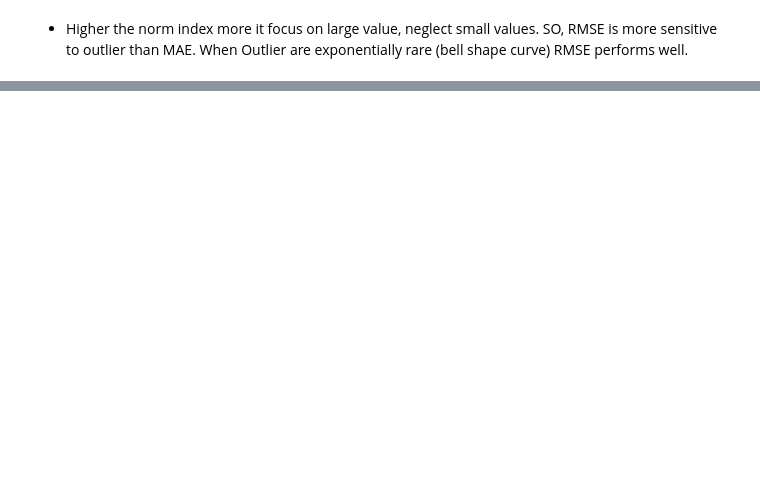
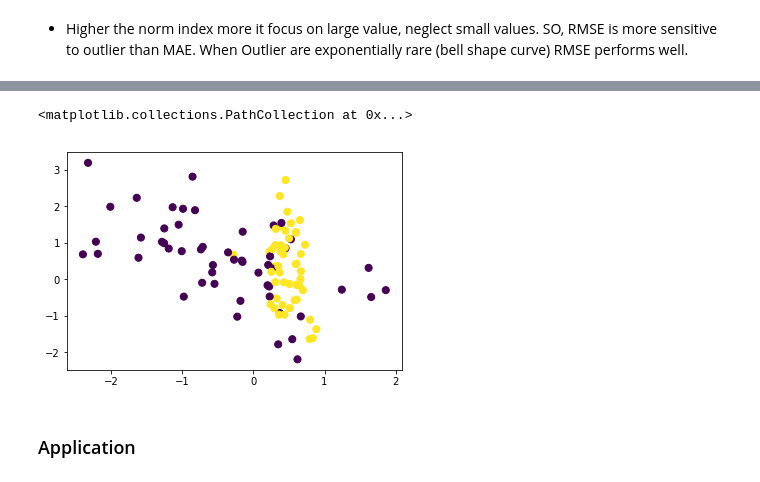
Before and after one commit to purvil/machine_learning, a Jupyter notebook: Introduction.ipynb, the cells around one changed output, grey strips where cells are left out. Cells and saved outputs as stored; diff of their text form; code cells hidden in the pictures; blank space fills up the shorter version.

```diff
--- a/Introduction.ipynb
+++ b/Introduction.ipynb
@@ -231,0 +275,8 @@
+# %%
+X_C2, y_C2 = make_classification(n_samples=100, n_features=2, n_redundant=0, n_informative=2, n_clusters_per_class=1,
+                                 flip_y=0.1, class_sep=0.5, random_state=0)
+# %%
+plt.scatter(X_C2[:, 0], X_C2[:, 1], c=y_C2, marker= 'o', s=50)
+# %% [output]
+<matplotlib.collections.PathCollection at 0x...>
+[figure, added]
@@ -231,0 +287,2 @@
+# %% [markdown]
+### Application
```
Also changed, not shown: parts of 14 cells of this notebook, 36 other files.
